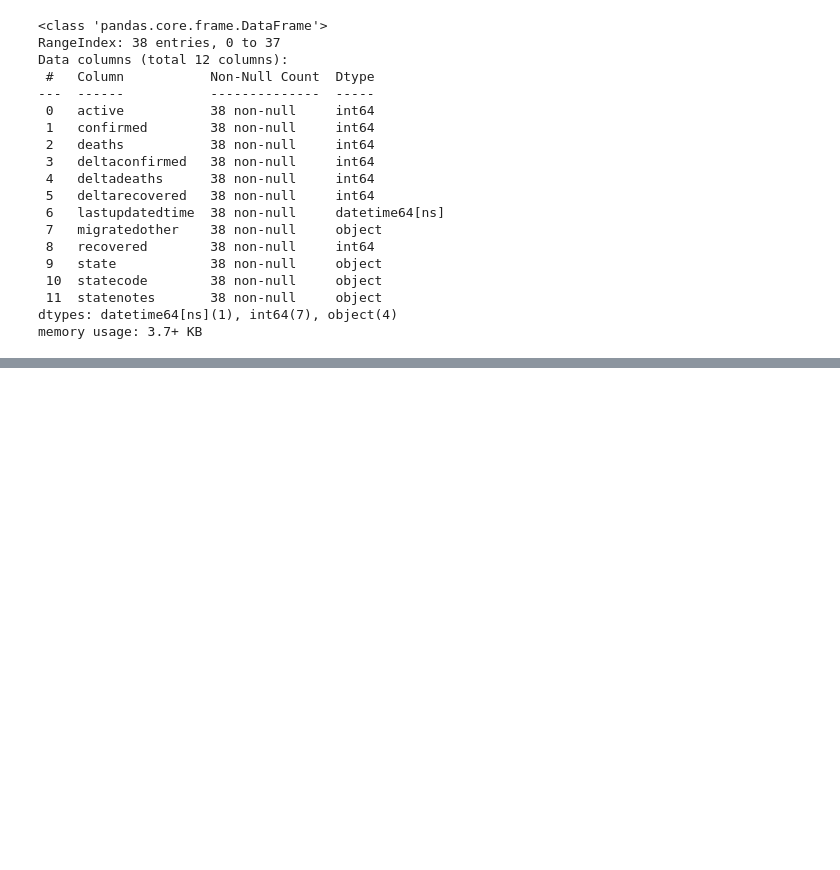
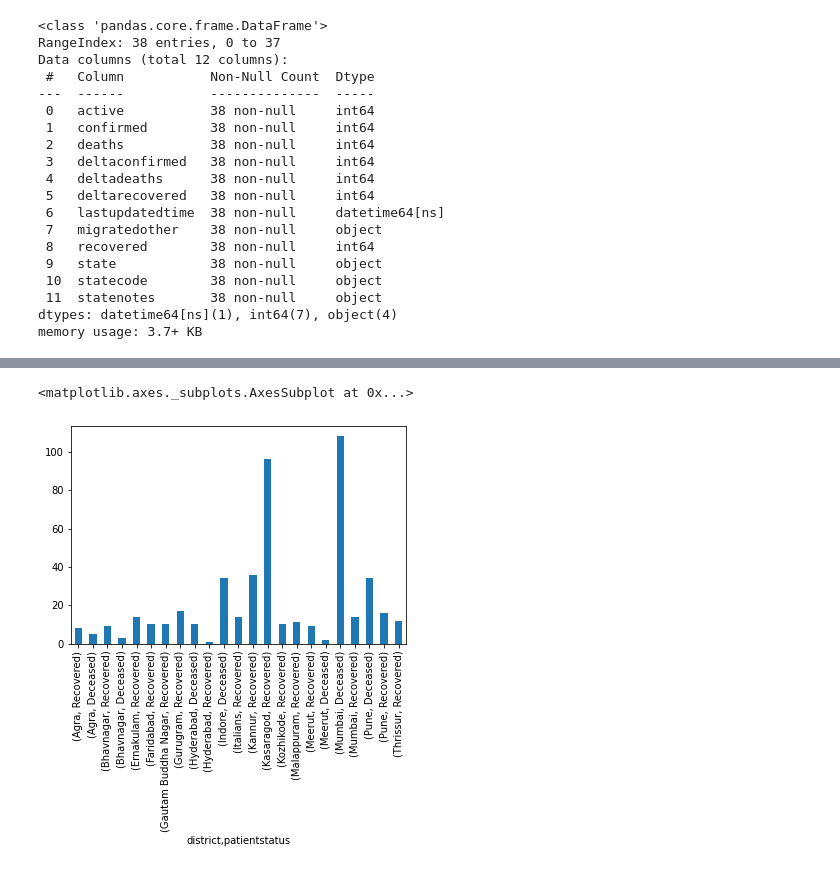
Before and after one commit to Apoorv0001/Covid19-Analyzer, a Jupyter notebook: Covid19.ipynb, the cells around one changed output, grey strips where cells are left out. Saved outputs shown, nothing was run; the diff lists cells and outputs as text; code cells hidden in the pictures; blank space fills up the shorter version.

```diff
--- a/Covid19.ipynb
+++ b/Covid19.ipynb
@@ -687,0 +862,2 @@ len(statewise_cases)
+# %%
+to_20_district = ['Mumbai','Kasaragod','Pune','Kannur','Ahmadabad','Indore','Gurugram','Italians','Ernakulam','Agra','Thrissur','Malappuram','Kozhikode','Hyderabad','Faridabad','Meerut','Gautam Buddha Nagar','Bengaluru','Bhavnagar']
@@ -687,0 +884,5 @@ len(statewise_cases)
+# %%
+df_death_and_recoveries_data[df_death_and_recoveries_data['district'].isin(to_20_district)].groupby(df_death_and_recoveries_data['district'])['patientstatus'].value_counts().plot.bar( )
+# %% [output]
+<matplotlib.axes._subplots.AxesSubplot at 0x...>
+[figure, added]
```
Also changed, not shown: parts of 86 cells of this notebook.
